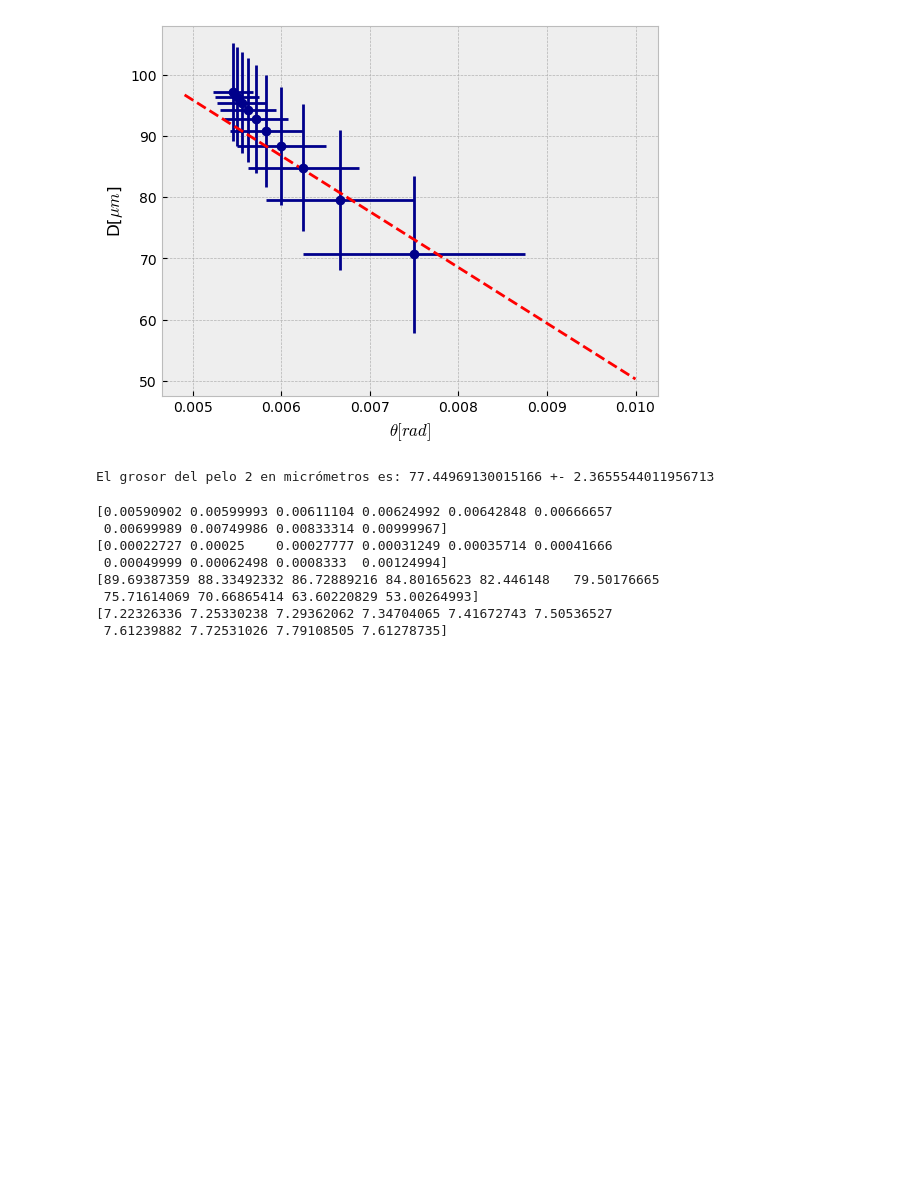
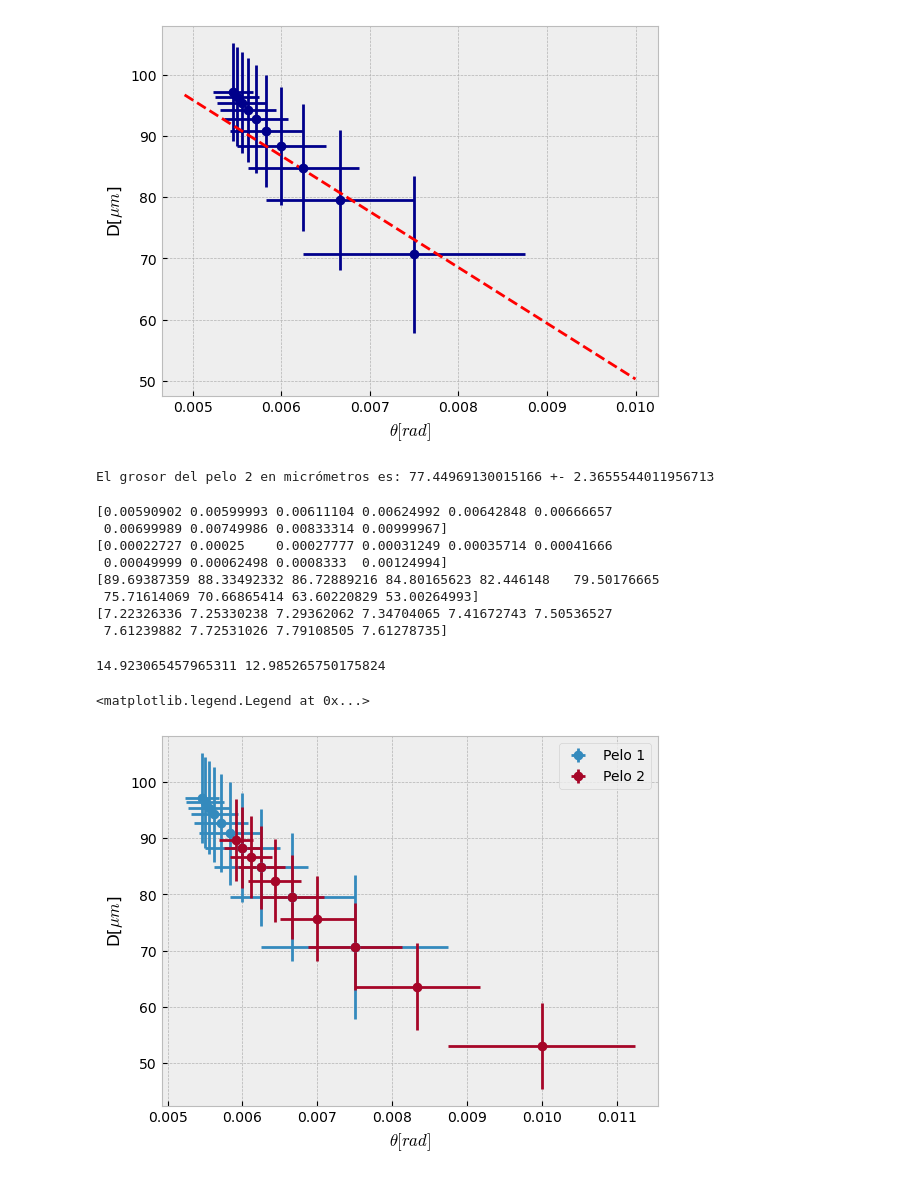
Before and after one commit to GabochejaHB/Semestre-6, a Jupyter notebook: LAB-2/Pelo/GrosorPelo.ipynb, the cells around one changed output. Drawn from its saved outputs; the diff is of its cells as text; code cells hidden in the pictures; blank space fills up the shorter version.

Commit message:
Agrego version final del laboratorio PELO

```diff
--- a/LAB-2/Pelo/GrosorPelo.ipynb
+++ b/LAB-2/Pelo/GrosorPelo.ipynb
@@ -113,3 +113,25 @@ print(err_g_2)
  75.71614069 70.66865414 63.60220829 53.00264993]
 [7.22326336 7.25330238 7.29362062 7.34704065 7.41672743 7.50536527
  7.61239882 7.72531026 7.79108505 7.61278735]
+# %%
+error_relativo_1 = np.abs((promedio_1 - promedio_2)/promedio_2)*100
+error_relativo_2 = np.abs((promedio_2 - promedio_1)/promedio_1)*100
+print(error_relativo_1, error_relativo_2)
+# %% [output]
+14.923065457965311 12.985265750175824
+# %%
+plt.errorbar(ang_1, g_1, xerr= err_ang_1, yerr=err_g_1, fmt = "o", label = "Pelo 1")
+plt.errorbar(ang_2, g_2, xerr= err_ang_2, yerr=err_g_2, fmt = "o", label = "Pelo 2")
+#plt.plot(aa, recta(aa, ajuste_recta_1[0],ajuste_recta_1[1]), ls="--")
+#plt.plot(bb, recta(bb, ajuste_recta_2[0],ajuste_recta_2[1]),  ls="--")
+plt.ylabel(r"D[$\mu m$]")
+plt.xlabel(r"$\theta [rad]$")
+plt.grid(True)
+res_1 = g_1 - recta(ang_1, ajuste_recta_1[0], ajuste_recta_1[1])
+st_1 = np.sum((g_1 - np.mean(g_1))**2)
+sr_1 = np.sum(res_1**2)
+r2_1 = (st_1 - sr_1)/st_1
+plt.legend()
+# %% [output]
+<matplotlib.legend.Legend at 0x...>
+[figure, added]
```
Also changed, not shown: 6 other files.
